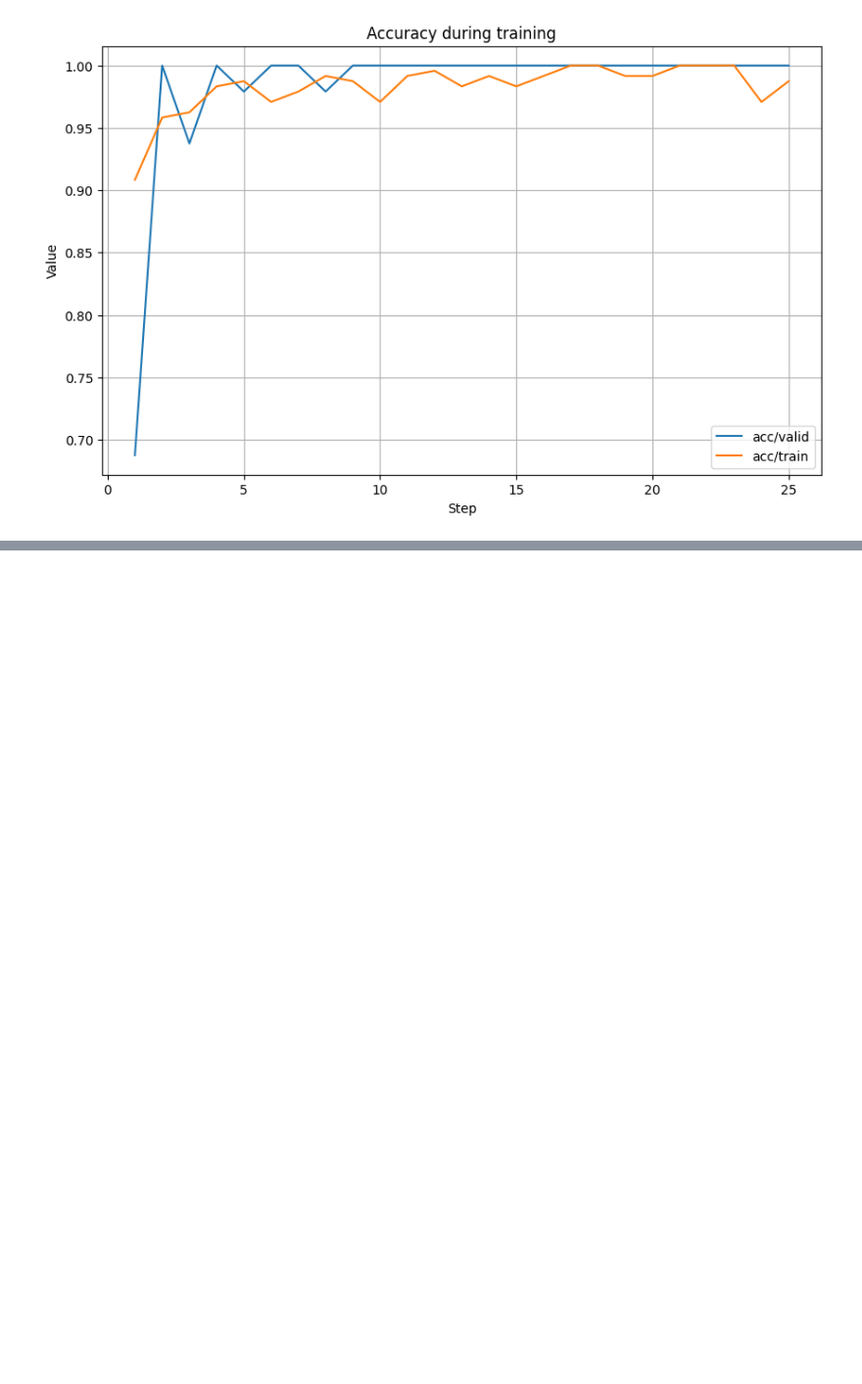
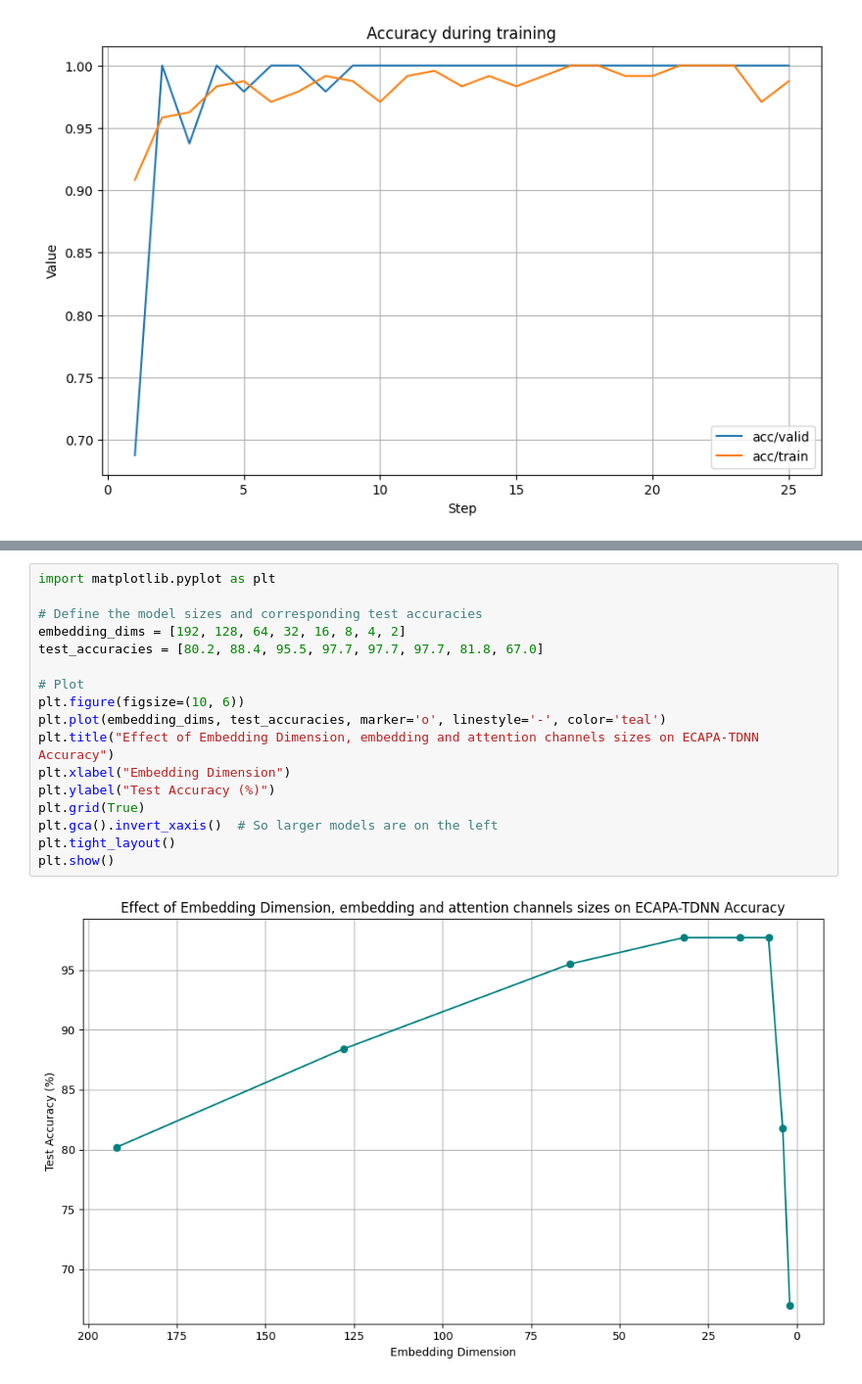
Before and after one commit to Maab-Nimir/Parkinson-Disease-Detection, a Jupyter notebook: train_models/xvector.ipynb, the cells around one changed output, grey strips where cells are left out. Shown: that part at 98% size. Cells and saved outputs as stored; diff of their text form; blank space fills up the shorter version.

```diff
--- a/train_models/xvector.ipynb
+++ b/train_models/xvector.ipynb
@@ -1904,0 +1959,19 @@ plot_training(event_file)
+# %%
+import matplotlib.pyplot as plt
+
+# Define the model sizes and corresponding test accuracies
+embedding_dims = [192, 128, 64, 32, 16, 8, 4, 2]
+test_accuracies = [80.2, 88.4, 95.5, 97.7, 97.7, 97.7, 81.8, 67.0]
+
+# Plot
+plt.figure(figsize=(10, 6))
+plt.plot(embedding_dims, test_accuracies, marker='o', linestyle='-', color='teal')
+plt.title("Effect of Embedding Dimension, embedding and attention channels sizes on ECAPA-TDNN Accuracy")
+plt.xlabel("Embedding Dimension")
+plt.ylabel("Test Accuracy (%)")
+plt.grid(True)
+plt.gca().invert_xaxis()  # So larger models are on the left
+plt.tight_layout()
+plt.show()
+# %% [output]
+[figure, added]
```
Also changed, not shown: parts of 5 cells of this notebook, 5 other files.
